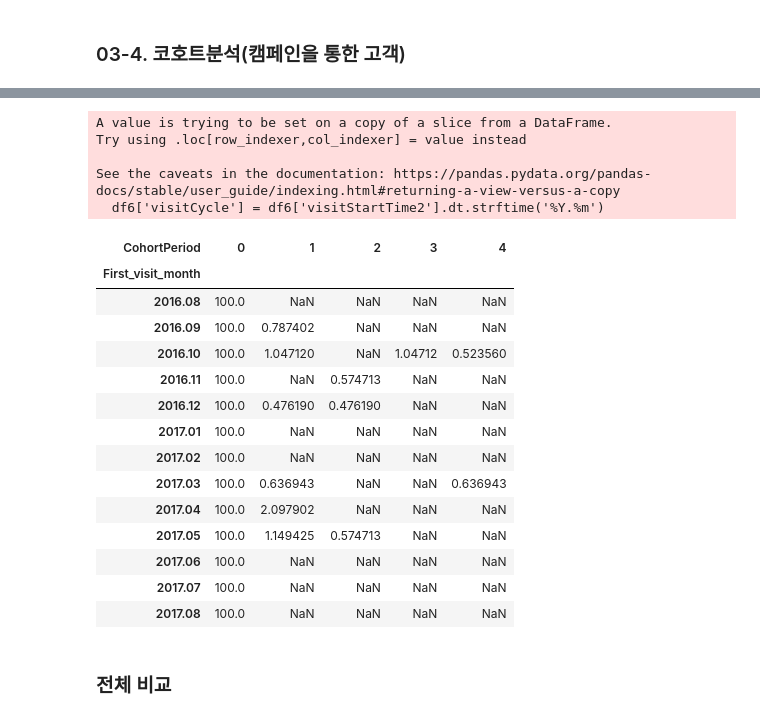
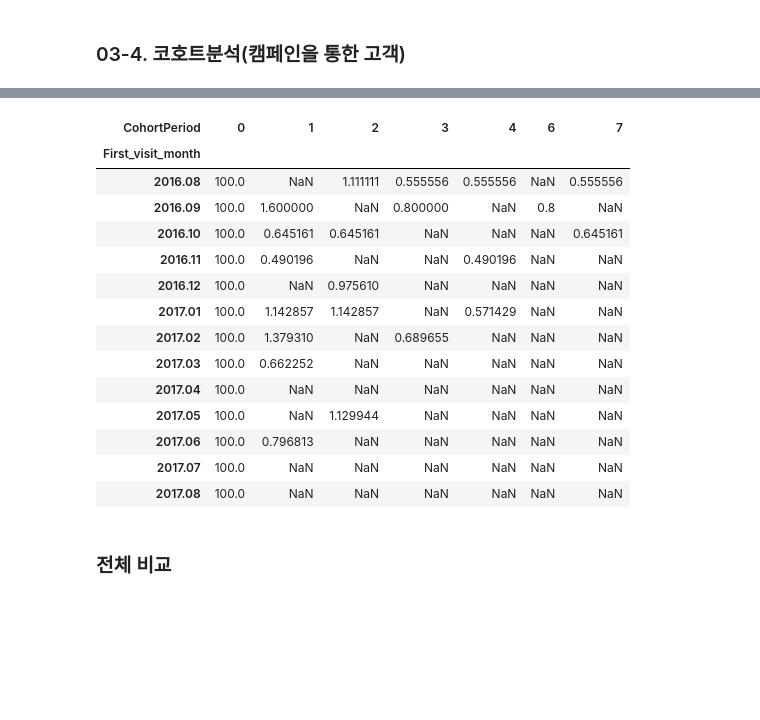
Before and after one commit to eju1019/ipark, a Jupyter notebook: retention_minheechoi.ipynb, the cells around one changed output, grey strips where cells are left out. Drawn from its saved outputs; the diff is of its cells as text; code cells hidden in the pictures; blank space fills up the shorter version.

```diff
--- a/retention_minheechoi.ipynb
+++ b/retention_minheechoi.ipynb
@@ -196,10 +178,11 @@ from ipypb import ipb
 temp1=[]
 
 for i in ipb(range(co1.shape[0])):
-    f_first_visit = pd.to_datetime(co1.First_visit_month[i]).to_period('M')
-    f_visit_cycle = pd.to_datetime(co1.visitCycle[i]).to_period('M')
+    f_first_visit1 = pd.to_datetime(co1.First_visit_month[i]).to_period('M')
+    f_visit_cycle1 = pd.to_datetime(co1.visitCycle[i]).to_period('M')
 
-    month_diff = (f_visit_cycle - f_first_visit).n
-    temp1.append(month_diff)
+    month_diff1 = (f_visit_cycle1 - f_first_visit1).n
+    temp1.append(month_diff1)
 
 co1['CohortPeriod'] = temp1
+co1.sample(5)
@@ -337,14 +302,4 @@ memory usage: 8.8+ MB
 # %%
-df5['visitCycle'] = df5['visitStartTime2'].dt.strftime('%Y.%m')
-
-first_visit = df5.groupby('fullVisitorId')['visitStartTime2'].min()
-first_visit.sort_values()
-first_visit.count()
-
-df5 = df5.set_index('fullVisitorId')
-df5['First_visit_month'] = first_visit.dt.strftime('%Y.%m')
-df5.reset_index(inplace=True)
-
 co3 = df5.groupby(['First_visit_month', 'visitCycle'])['fullVisitorId'].nunique()
 co3 = co3.reset_index()
 
@@ -352,11 +307,11 @@ from ipypb import ipb
 temp3=[]
 
 for i in ipb(range(co3.shape[0])):
-    f_first_visit = pd.to_datetime(co3.First_visit_month[i]).to_period('M')
-    f_visit_cycle = pd.to_datetime(co3.visitCycle[i]).to_period('M')
+    f_first_visit3 = pd.to_datetime(co3.First_visit_month[i]).to_period('M')
+    f_visit_cycle3 = pd.to_datetime(co3.visitCycle[i]).to_period('M')
 
-    month_diff = (f_visit_cycle - f_first_visit).n
-    temp3.append(month_diff)
+    month_diff3 = (f_visit_cycle3 - f_first_visit3).n
+    temp3.append(month_diff3)
 
 co3['CohortPeriod'] = temp3
 
@@ -408,56 +363,41 @@ memory usage: 406.4+ KB
 # %%
-df6['visitCycle'] = df6['visitStartTime2'].dt.strftime('%Y.%m')
-
-first_visit = df6.groupby('fullVisitorId')['visitStartTime2'].min()
-first_visit.sort_values()
-first_visit.count()
-
-df6 = df6.set_index('fullVisitorId')
-df6['First_visit_month'] = first_visit.dt.strftime('%Y.%m')
-df6.reset_index(inplace=True)
-
 co4 = df6.groupby(['First_visit_month', 'visitCycle'])['fullVisitorId'].nunique()
 co4 = co4.reset_index()
 
 from ipypb import ipb
 temp4=[]
 
 for i in ipb(range(co4.shape[0])):
-    f_first_visit = pd.to_datetime(co4.First_visit_month[i]).to_period('M')
-    f_visit_cycle = pd.to_datetime(co4.visitCycle[i]).to_period('M')
+    f_first_visit4 = pd.to_datetime(co4.First_visit_month[i]).to_period('M')
+    f_visit_cycle4 = pd.to_datetime(co4.visitCycle[i]).to_period('M')
 
-    month_diff = (f_visit_cycle - f_first_visit).n
-    temp4.append(month_diff)
+    month_diff4 = (f_visit_cycle4 - f_first_visit4).n
+    temp4.append(month_diff4)
 
 co4['CohortPeriod'] = temp4
 
 co_retention4 = co4.set_index(['First_visit_month', 'CohortPeriod'])
 co_retention4 = co_retention4['fullVisitorId'].unstack(1)
 retention4 = co_retention4.div(co_retention4[0], axis=0)
 
 retention4 = retention4 * 100
 retention4
 # %% [output]
-A value is trying to be set on a copy of a slice from a DataFrame.
-Try using .loc[row_indexer,col_indexer] = value instead
-
-See the caveats in the documentation: https://pandas.pydata.org/pandas-docs/stable/user_guide/indexing.html#returning-a-view-versus-a-copy
-  df6['visitCycle'] = df6['visitStartTime2'].dt.strftime('%Y.%m')
-| CohortPeriod | 0 | 1 | 2 | 3 | 4 |
-| First_visit_month |  |  |  |  |  |
-| 2016.08 | 100.0 | NaN | NaN | NaN | NaN |
-| 2016.09 | 100.0 | 0.787402 | NaN | NaN | NaN |
-| 2016.10 | 100.0 | 1.047120 | NaN | 1.04712 | 0.523560 |
-| 2016.11 | 100.0 | NaN | 0.574713 | NaN | NaN |
-| 2016.12 | 100.0 | 0.476190 | 0.476190 | NaN | NaN |
-| 2017.01 | 100.0 | NaN | NaN | NaN | NaN |
-| 2017.02 | 100.0 | NaN | NaN | NaN | NaN |
-| 2017.03 | 100.0 | 0.636943 | NaN | NaN | 0.636943 |
-| 2017.04 | 100.0 | 2.097902 | NaN | NaN | NaN |
-| 2017.05 | 100.0 | 1.149425 | 0.574713 | NaN | NaN |
-| 2017.06 | 100.0 | NaN | NaN | NaN | NaN |
-| 2017.07 | 100.0 | NaN | NaN | NaN | NaN |
-| 2017.08 | 100.0 | NaN | NaN | NaN | NaN |
+| CohortPeriod | 0 | 1 | 2 | 3 | 4 | 6 | 7 |
+| First_visit_month |  |  |  |  |  |  |  |
+| 2016.08 | 100.0 | NaN | 1.111111 | 0.555556 | 0.555556 | NaN | 0.555556 |
+| 2016.09 | 100.0 | 1.600000 | NaN | 0.800000 | NaN | 0.8 | NaN |
+| 2016.10 | 100.0 | 0.645161 | 0.645161 | NaN | NaN | NaN | 0.645161 |
+| 2016.11 | 100.0 | 0.490196 | NaN | NaN | 0.490196 | NaN | NaN |
+| 2016.12 | 100.0 | NaN | 0.975610 | NaN | NaN | NaN | NaN |
+| 2017.01 | 100.0 | 1.142857 | 1.142857 | NaN | 0.571429 | NaN | NaN |
+| 2017.02 | 100.0 | 1.379310 | NaN | 0.689655 | NaN | NaN | NaN |
+| 2017.03 | 100.0 | 0.662252 | NaN | NaN | NaN | NaN | NaN |
+| 2017.04 | 100.0 | NaN | NaN | NaN | NaN | NaN | NaN |
+| 2017.05 | 100.0 | NaN | 1.129944 | NaN | NaN | NaN | NaN |
+| 2017.06 | 100.0 | 0.796813 | NaN | NaN | NaN | NaN | NaN |
+| 2017.07 | 100.0 | NaN | NaN | NaN | NaN | NaN | NaN |
+| 2017.08 | 100.0 | NaN | NaN | NaN | NaN | NaN | NaN |
 # %% [markdown]
 ### 전체 비교
 # %%
```
Also changed, not shown: parts of 30 cells of this notebook.
